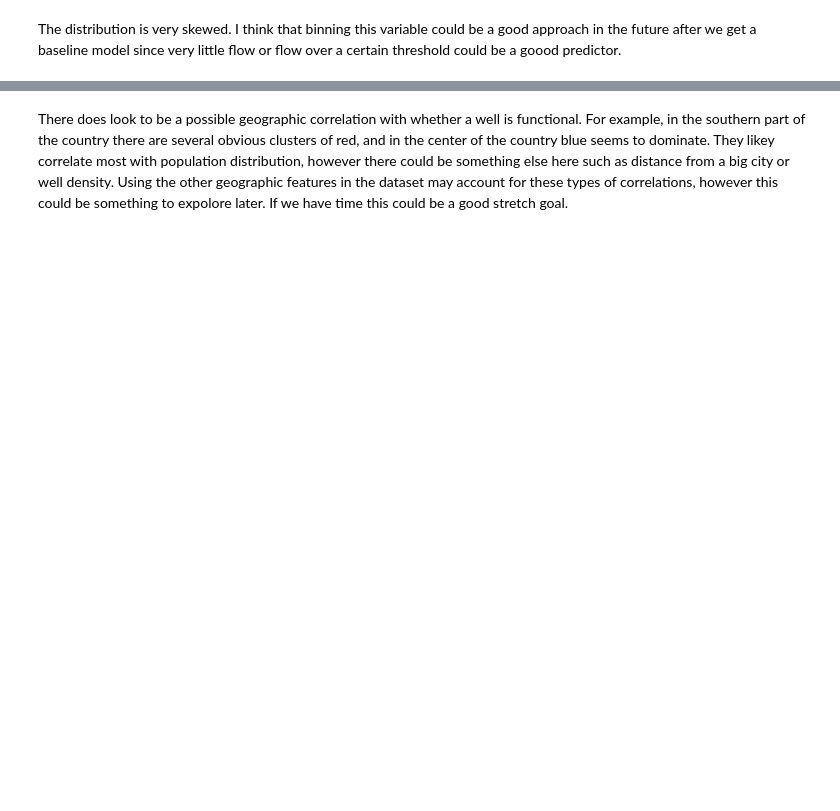
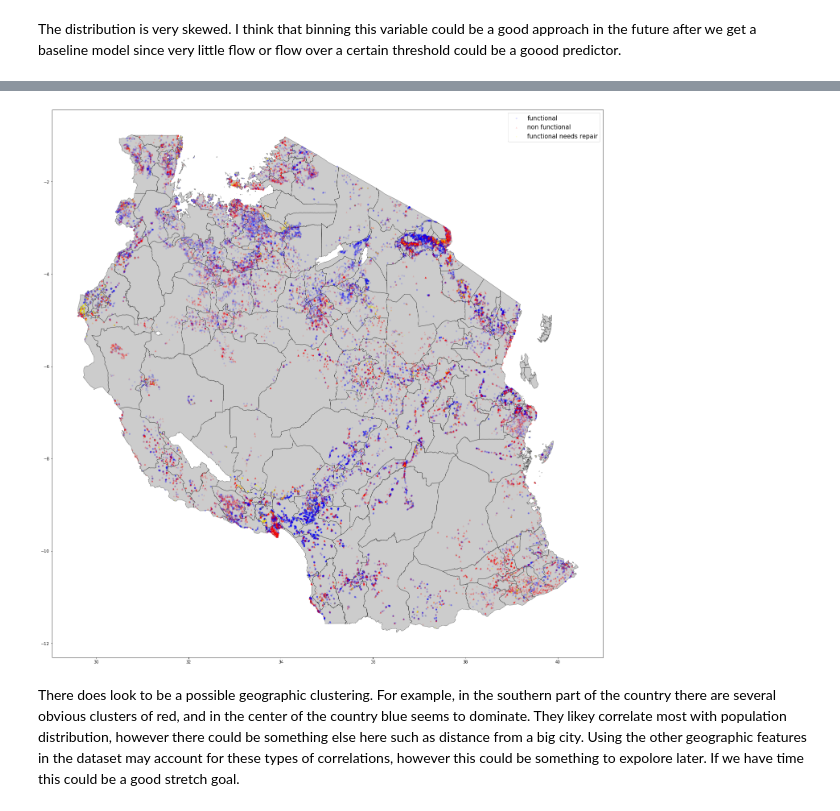
Before and after one commit to akashrama/tanzania_water_predictor, a Jupyter notebook: notebooks/exploratory/Brent/Eda_cleaning.ipynb, the cells around one changed output, grey strips where cells are left out. Drawn from its saved outputs; the diff is of its cells as text; code cells hidden in the pictures; blank space fills up the shorter version.

```diff
--- a/notebooks/exploratory/Brent/Eda_cleaning.ipynb
+++ b/notebooks/exploratory/Brent/Eda_cleaning.ipynb
@@ -499,3 +219,5 @@ Looks like we don't need to do anything with gps_height, most are at sea level,
+# %%
+df_train['gps_height'].loc[df_train['gps_height']<0]=0
 # %%
 #We've already looked at installer when dealing with NaN, but installer '0' probably means 'Other'
 #(someone had to install it, even if it is unknown)
@@ -547,14 +260,20 @@ Name: recorded_by, dtype: int64
 # %%
-#Construction Year:
-df_train.construction_year.value_counts()
-#construction_year contains 20709 pumps that the year is recorded as '0'. This is a tricky one to deal with, on one
-#hand it would be nice to not have to categorize/bin the years (which we would need to do if we cast '0' as
-#unknown, on the other hand it doesnt seem like it makes much sense to fill the '0' values with the mean, median, or mode.
-
-#It probably makes most sense to bin the years. Thanks to 'https://github.com/mldataanalysis/Water-Pump-Classification/blob/master/Water%20Pump%201%20-%20EDA%20and%20Data%20Cleaning.ipynb'
+#It probably makes most sense to bin the years. Thanks to
+#'https://github.com/mldataanalysis/Water-Pump-Classification/blob/master/Water%20Pump%201%20-%20EDA%20and%20Data%20Cleaning.ipynb'
 #for the useful function to bin years.
 
-def construction_wrangler(row):
+def construction_binner(row):
+    """
+    This function's main purpose is to address the '0' values in construction_year. 0 is am impossible value for
+    year of construction, so it casts '0' as 'unknown'. Because 'unknown' is not a continuous value, this function
+    then bins the years into decades. So, the resulting column is categorical data with decade values.
+
+    This function is meant to be used apart of a df.apply(lambda row:) function as follows
+
+    df_train['construction_year'] = df_train.apply(lambda row: construction_binner(row), axis=1)
+
+    """
+
     if row['construction_year'] >= 1960 and row['construction_year'] < 1970:
         return '60'
     elif row['construction_year'] >= 1970 and row['construction_year'] < 1980:
@@ -570,7 +289,7 @@ def construction_wrangler(row):
     else:
         return 'unknown'
 
-df_train['construction_year'] = df_train.apply(lambda row: construction_wrangler(row), axis=1)
+df_train['construction_year'] = df_train.apply(lambda row: construction_binner(row), axis=1)
 # %%
 #Extraction Type also seems to have 3 redundant colums.
 print(df_train.extraction_type.value_counts())
@@ -783,2 +398,6 @@ plt.legend(prop = {'size':15})
+# %%
+map_pumps(df_train)
+# %% [output]
+[figure, added]
 # %% [markdown]
-There does look to be a possible geographic correlation with whether a well is functional. For example, in the southern part of the country there are several obvious clusters of red, and in the center of the country blue seems to dominate. They likey correlate most with population distribution, however there could be something else here such as distance from a big city or well density. Using the other geographic features in the dataset may account for these types of correlations, however this could be something to expolore later. If we have time this could be a good stretch goal.
+There does look to be a possible geographic clustering. For example, in the southern part of the country there are several obvious clusters of red, and in the center of the country blue seems to dominate. They likey correlate most with population distribution, however there could be something else here such as distance from a big city. Using the other geographic features in the dataset may account for these types of correlations, however this could be something to expolore later. If we have time this could be a good stretch goal.
```
Also changed, not shown: parts of 74 cells of this notebook.
